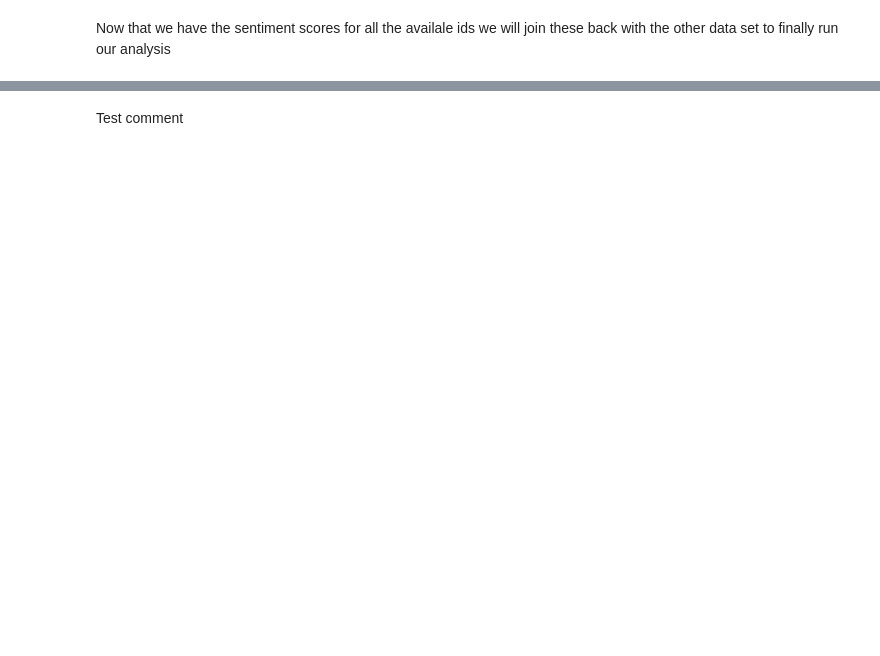
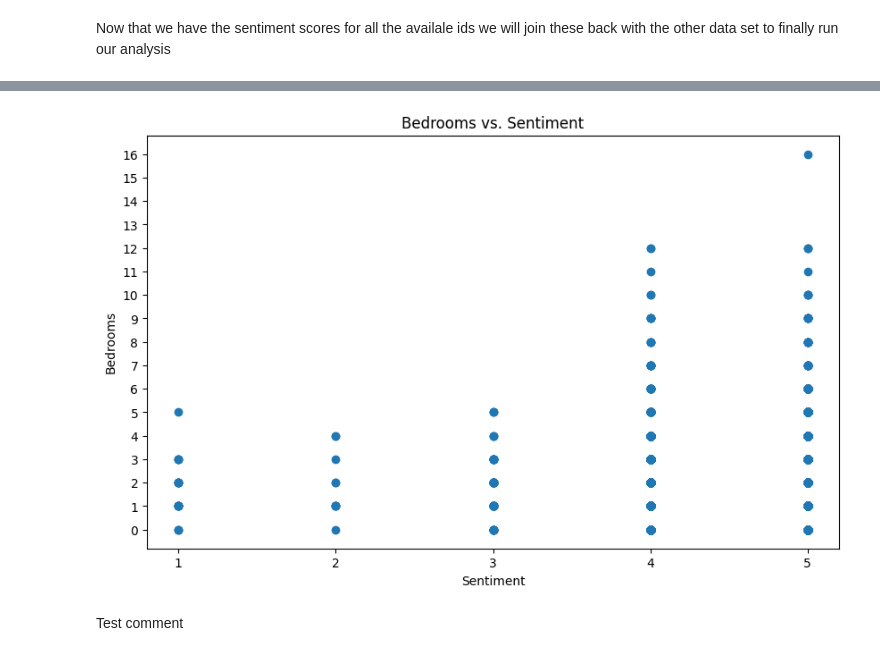
Before and after one commit to Ayan-Sengupta/sd-airbnb-feature-sentiment-analysis, a Jupyter notebook: reviews_analysis.ipynb, the cells around one changed output, grey strips where cells are left out. Drawn from its saved outputs; the diff is of its cells as text; code cells hidden in the pictures; blank space fills up the shorter version.

```diff
--- a/reviews_analysis.ipynb
+++ b/reviews_analysis.ipynb
@@ -816,2 +833,15 @@ Now that we have the sentiment scores for all the availale ids we will join thes
+# %%
+#Sentiment vs Bedrooms plot
+plt.figure(figsize=(10, 6))
+plt.scatter(san_diego_combined['sentiment_scaled'], san_diego_combined['bedrooms'])
+plt.title('Bedrooms vs. Sentiment')
+plt.xlabel('Sentiment')
+plt.ylabel('Bedrooms')
+plt.xticks(np.arange(min(san_diego_combined['sentiment_scaled']), max(san_diego_combined['sentiment_scaled']) + 1, 1.0))
+plt.yticks(np.arange(min(san_diego_combined['bedrooms']), max(san_diego_combined['bedrooms']) + 1, 1.0))
+
+plt.show()
+# %% [output]
+[figure, added]
 # %% [markdown]
 Test comment
```
Also changed, not shown: parts of 13 cells of this notebook.
